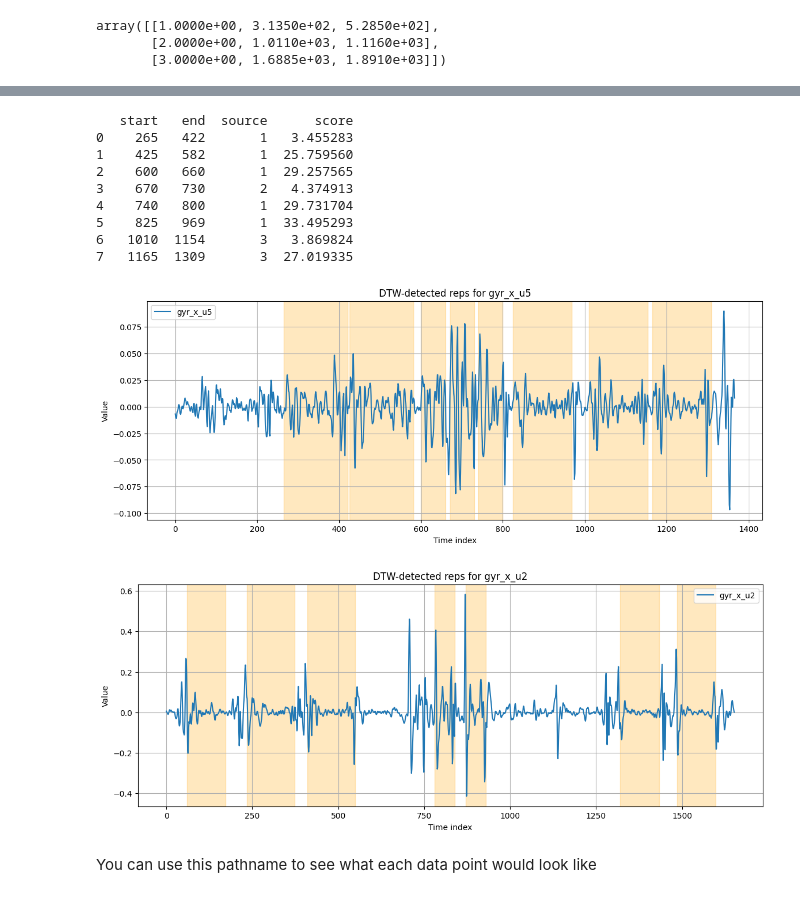
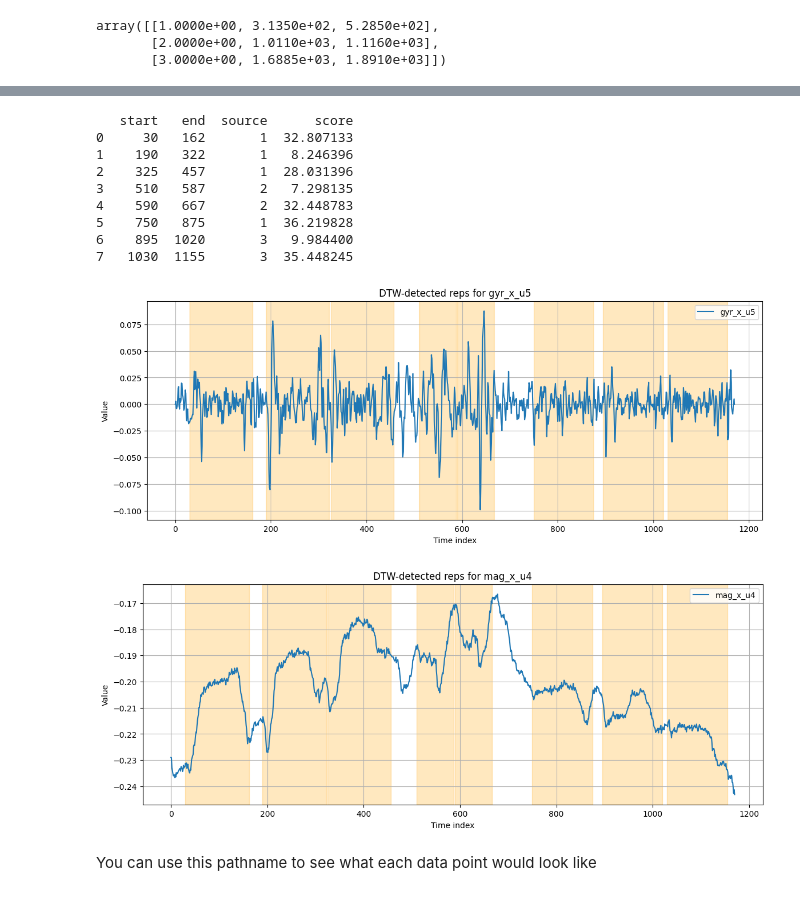
Before and after one commit to HammyLA/cs156-exercise-project, a Jupyter notebook: notebooks/experimental.ipynb, the cells around one changed output, grey strips where cells are left out. Drawn from its saved outputs; the diff is of its cells as text; code cells hidden in the pictures.

Commit message:
data reorganized

```diff
--- a/notebooks/experimental.ipynb
+++ b/notebooks/experimental.ipynb
@@ -98,7 +98,7 @@ filtered = []
 for subject in templates['subject'].unique():
     for exercise in templates['exercise'].unique():
         df = load_and_merge_sensors(templates, subject, exercise)
-        filtered.append(preprocess_sensor_data(df))
+        filtered.append(preprocess_sensor_data(df, smooth=False))
 
 filtered[0]
 # %% [output]
@@ -388,7 +414,7 @@ test_subject_windows = np.concatenate(test_subject_windows_list, axis=0)  # NEW
 import pickle
 
 train_dict = {
-    'X_seg': X_windows_scaled,
+    'X_seg': X_segments,
     'y_exercise': y_segments,
     'subject_windows':subject_windows
 }
@@ -703,18 +730,34 @@ def dtw_min_distance(segment, template_list):
 # ------------------------------------------------------
 # DTW classification using DBA templates only
 # ------------------------------------------------------
-def classify_segment_dba(segment, dba_templates):
+# -------------------------------
+# Helper: DTW classification using template_dict = {1:[...],2:[...],3:[...]}
+# -------------------------------
+def classify_segment(segment, dba_templates, sensor_cols):
+    """
+    segment: numpy array (timesteps, features)
+    dba_templates: dict {label: list of templates (arrays)}
+    sensor_cols: list of columns to enforce
+    """
     scores = {}
-    for label, template in dba_templates.items():
-        # normalize both
-        seg = segment
-        temp = template
 
-        dist, _ = fastdtw(temp, seg)
-        scores[label] = dist / len(temp)
+    # ensure numeric
+    seg = np.asanyarray(segment[:, :len(sensor_cols)], dtype=float)
+
+    for label, template_list in dba_templates.items():
+        dists = []
+        for temp in template_list:
+            temp_arr = np.asanyarray(temp[:, :len(sensor_cols)], dtype=float)
+            # normalize both
+            seg_norm = normalize_segment(seg)
+            temp_norm = normalize_segment(temp_arr)
+            dist, _ = fastdtw(temp_norm, seg_norm)
+            dists.append(dist / len(temp_norm))
+        scores[label] = min(dists)
 
     best_label = min(scores, key=scores.get)
     return best_label, scores[best_label]
+
 
 
 
@@ -789,7 +832,7 @@ def mtmm_dtw_pipeline(group_df, rep_bounds_labeled, sensor_cols, template_dict,
             seg = seq[best_m1:best_m2+1]
             seg = normalize_segment(seg)
 
-            best_label, best_score = classify_segment(seg, template_dict)
+            best_label, best_score = classify_segment(seg, template_dict, sensor_cols)
 
             detected_bounds.append((best_m1, best_m2))
             detected_labels.append(best_label)
@@ -1006,7 +1052,7 @@ sensor_cols = [c for c in filtered_df.columns
                if any(s in c for s in ["acc_", "gyr_", "mag_"])]
 
 subject = 's4'
-exercise = 4
+exercise = 6
 
 result = mtmm_dtw_all(
     filtered_df=filtered_df,
@@ -1016,7 +1062,7 @@ result = mtmm_dtw_all(
     template_dict=template_dict,
     step=5,
     sensor_cols=sensor_cols,
-    score_thresh=36
+    score_thresh=39
 )
 
 print(result)
@@ -1031,21 +1077,21 @@ rep_bounds = list(zip(result['start'], result['end']))
 plot_dtw_rep_bounds(group, rep_bounds, gyro_cols, "gyr_x_u5")
 # %% [output]
    start   end  source      score
-0    265   422       1   3.455283
-1    425   582       1  25.759560
-2    600   660       1  29.257565
-3    670   730       2   4.374913
-4    740   800       1  29.731704
-5    825   969       1  33.495293
-6   1010  1154       3   3.869824
-7   1165  1309       3  27.019335
+0     30   162       1  32.807133
+1    190   322       1   8.246396
+2    325   457       1  28.031396
+3    510   587       2   7.298135
+4    590   667       2  32.448783
+5    750   875       1  36.219828
+6    895  1020       3   9.984400
+7   1030  1155       3  35.448245
-[figure, old version]
+[figure, new version]
 # %%
 acc_cols = [c for c in filtered_df.columns if any(s in c for s in ['acc_'])]
 
-plot_dtw_rep_bounds(group, rep_bounds, gyro_cols, "gyr_x_u2")
+plot_dtw_rep_bounds(group, rep_bounds, acc_cols, "mag_x_u4")
 # %% [output]
-[figure, old version]
+[figure, new version]
 # %% [markdown]
 You can use this pathname to see what each data point would look like
 # %%
```
Also changed, not shown: parts of 9 cells of this notebook, 5 other files.
